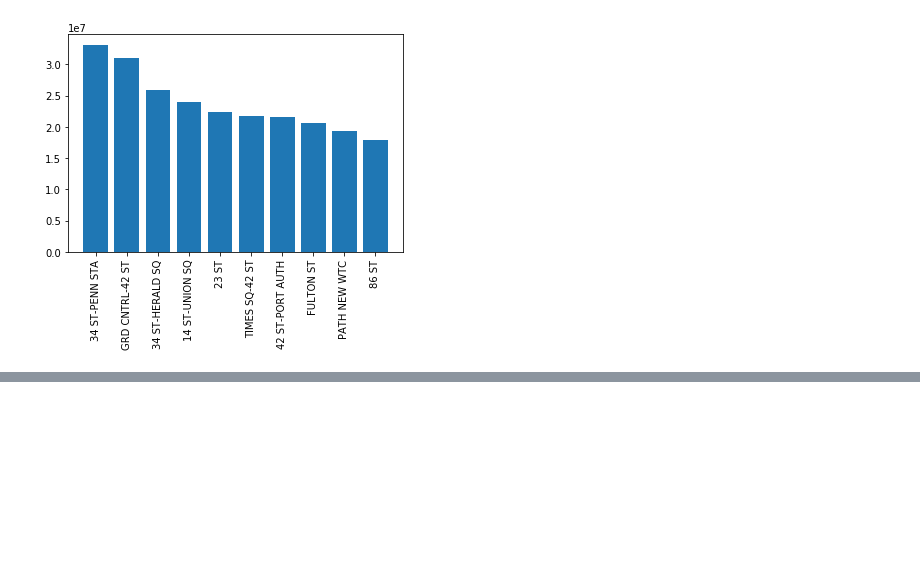
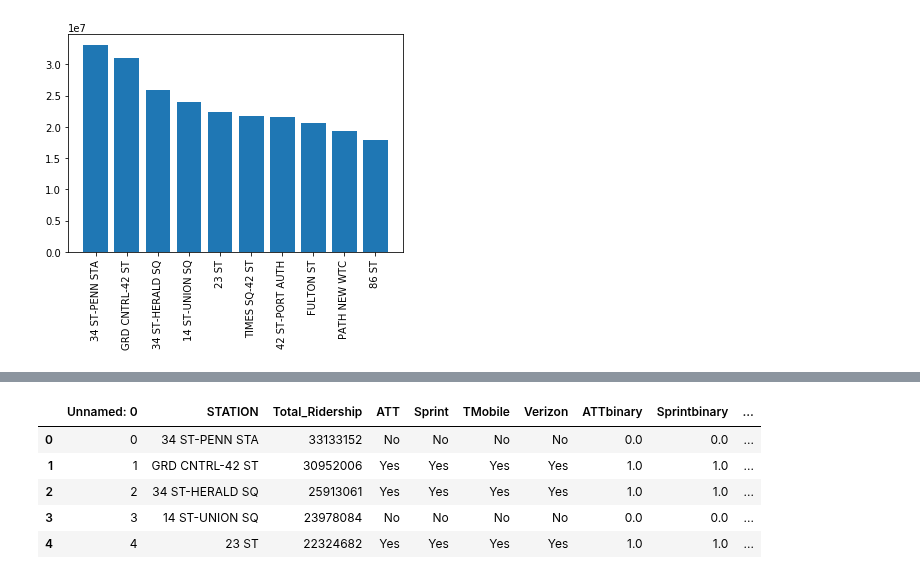
Before and after one commit to maialjuaid92/MTA-EDA, a Jupyter notebook: MyProject.ipynb, the cells around one changed output, grey strips where cells are left out. Cells and saved outputs as stored; diff of their text form; code cells hidden in the pictures; blank space fills up the shorter version.

```diff
--- a/MyProject.ipynb
+++ b/MyProject.ipynb
@@ -502,0 +887,10 @@ plt.xticks(rotation=90)
+# %%
+final_df = final_df.rename(columns={'Total_Ridership_Per_day' : 'Total_Ridership'})
+final_df.head()
+# %% [output]
+|  | Unnamed: 0 | STATION | Total_Ridership | ATT | Sprint | TMobile | Verizon | ATTbinary | Sprintbinary | ... |
+| 0 | 0 | 34 ST-PENN STA | 33133152 | No | No | No | No | 0.0 | 0.0 | ... |
+| 1 | 1 | GRD CNTRL-42 ST | 30952006 | Yes | Yes | Yes | Yes | 1.0 | 1.0 | ... |
+| 2 | 2 | 34 ST-HERALD SQ | 25913061 | Yes | Yes | Yes | Yes | 1.0 | 1.0 | ... |
+| 3 | 3 | 14 ST-UNION SQ | 23978084 | No | No | No | No | 0.0 | 0.0 | ... |
+| 4 | 4 | 23 ST | 22324682 | Yes | Yes | Yes | Yes | 1.0 | 1.0 | ... |
```
Also changed, not shown: parts of 64 cells of this notebook, 3 other files.
